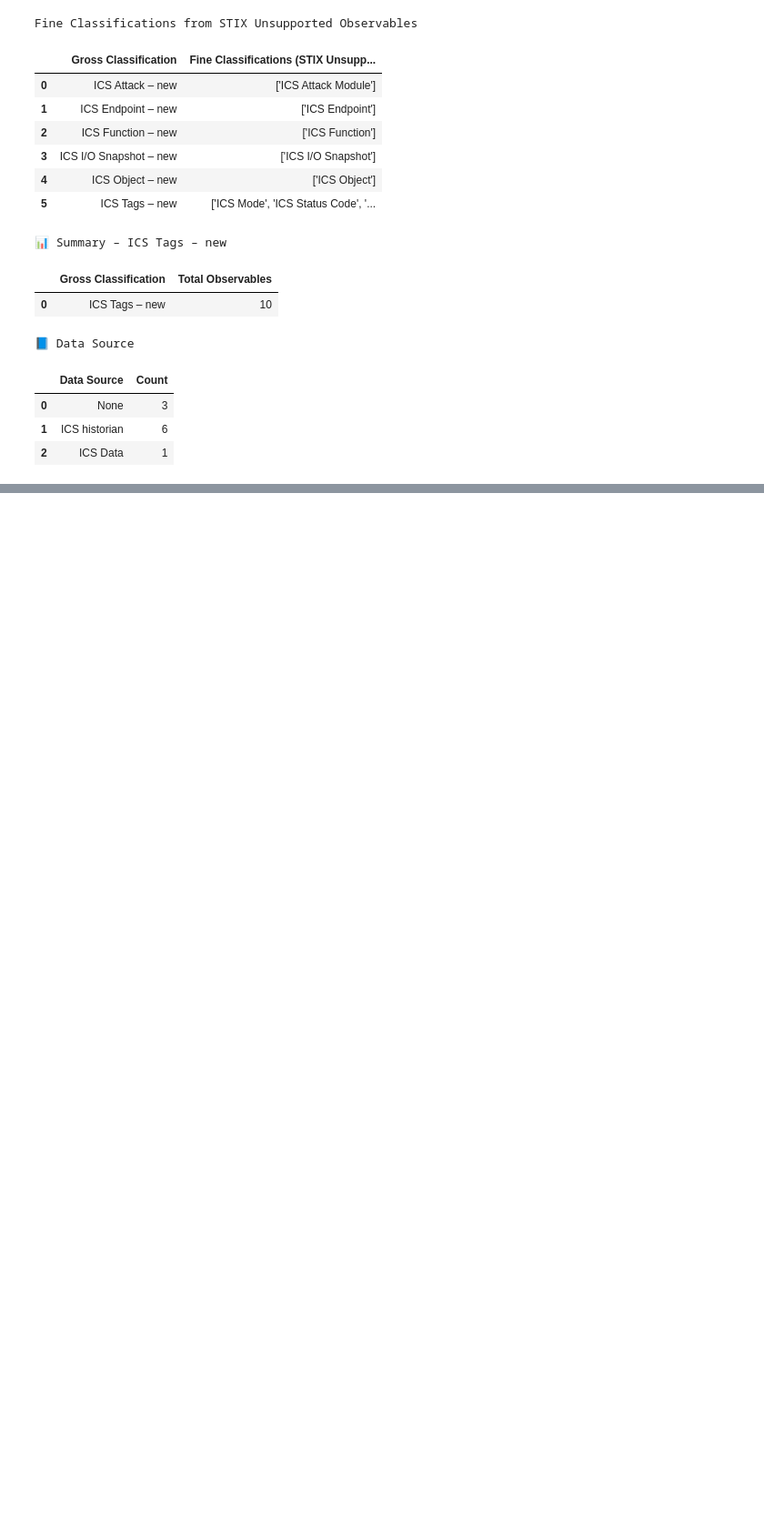
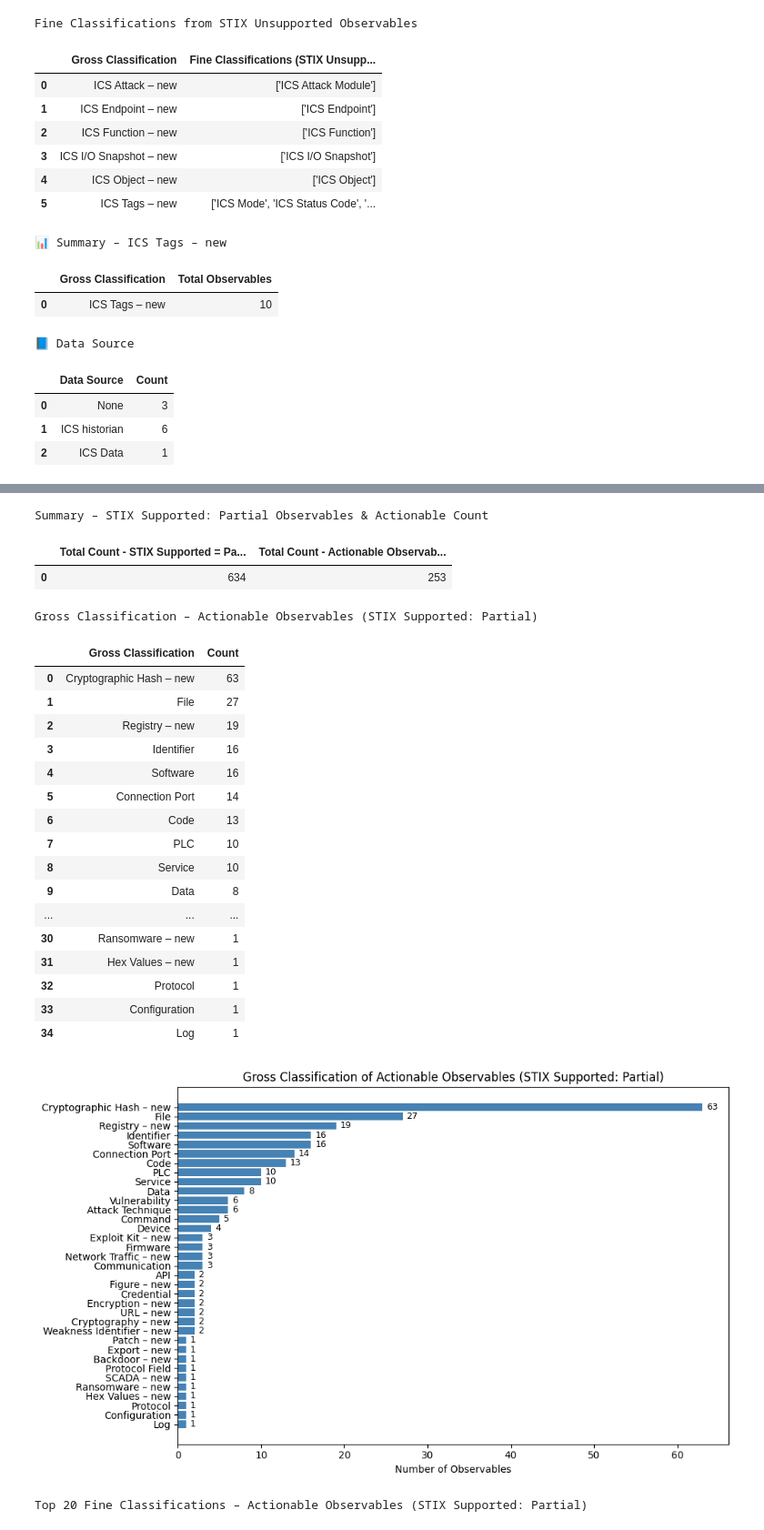
Before and after one commit to dorinhazan/FinalProject-DataScience, a Jupyter notebook: final_statistics.ipynb, the cells around one changed output, grey strips where cells are left out. Shown at 91% size. Drawn from its saved outputs; the diff is of its cells as text; code cells hidden in the pictures; blank space fills up the shorter version.

```diff
--- a/final_statistics.ipynb
+++ b/final_statistics.ipynb
@@ -414,0 +437,79 @@ actionable_partial_count, df_gross_class.reset_index(drop=True), df_fine_class.r
+# %%
+# Redefine the styling function since session may have reset
+def styled_table(df, title):
+    return (
+        df.style
+        .set_caption(title)
+        .set_table_styles([
+            {'selector': 'caption',
+             'props': [('font-size', '18px'), ('font-weight', 'bold'), ('text-align', 'left'), ('margin-bottom', '10px')]},
+            {'selector': 'th',
+             'props': [('text-align', 'left'), ('background-color', '#f2f2f2')]},
+            {'selector': 'td',
+             'props': [('text-align', 'left'), ('white-space', 'pre-wrap')]}
+        ])
+        .set_properties(**{
+            'border': '1px solid black',
+            'padding': '6px',
+            'vertical-align': 'top'
+        })
+    )
+
+# Redisplay all charts and tables using the updated function
+display(styled_table(summary_df, "Summary – STIX Supported: Partial Observables & Actionable Count"))
+display(styled_table(df_gross_class.reset_index(drop=True),
+                     "Gross Classification – Actionable Observables (STIX Supported: Partial)"))
+
+# Gross Classification stacked bar chart
+plt.figure(figsize=(10, 6))
+bars = plt.barh(df_gross_class["Gross Classification"], df_gross_class["Count"], color='steelblue')
+plt.xlabel("Number of Observables")
+plt.title("Gross Classification of Actionable Observables (STIX Supported: Partial)")
+plt.gca().invert_yaxis()
+for bar in bars:
+    width = bar.get_width()
+    plt.text(width + 0.5, bar.get_y() + bar.get_height() / 2,
+             f'{int(width)}', va='center', fontsize=9)
+plt.tight_layout()
+plt.show()
+
+# # Fine Classification top-20 chart
+# plt.figure(figsize=(10, 6))
+# bars = plt.barh(df_fine_class["Fine Classification"], df_fine_class["Count"], color='darkorange')
+# plt.xlabel("Number of Observables")
+# plt.title("Top 20 Fine Classifications – Actionable Observables (STIX Supported: Partial)")
+# plt.gca().invert_yaxis()
+# for bar in bars:
+#     width = bar.get_width()
+#     plt.text(width + 0.5, bar.get_y() + bar.get_height() / 2,
+#              f'{int(width)}', va='center', fontsize=9)
+# plt.tight_layout()
+# plt.show()
+
+# Fine Classification styled table
+display(styled_table(df_fine_class.reset_index(drop=True),
+                     "Top 20 Fine Classifications – Actionable Observables (STIX Supported: Partial)"))
+# %% [output]
+Summary – STIX Supported: Partial Observables & Actionable Count
+|  | Total Count - STIX Supported = Pa... | Total Count - Actionable Observab... |
+| 0 | 634 | 253 |
+Gross Classification – Actionable Observables (STIX Supported: Partial)
+|  | Gross Classification | Count |
+| 0 | Cryptographic Hash – new | 63 |
+| 1 | File | 27 |
+| 2 | Registry – new | 19 |
+| 3 | Identifier | 16 |
+| 4 | Software | 16 |
+| 5 | Connection Port | 14 |
+| 6 | Code | 13 |
+| 7 | PLC | 10 |
+| 8 | Service | 10 |
+| 9 | Data | 8 |
+| ... | ... | ... |
+| 30 | Ransomware – new | 1 |
+| 31 | Hex Values – new | 1 |
+| 32 | Protocol | 1 |
+| 33 | Configuration | 1 |
+| 34 | Log | 1 |
+[figure, added]
+Top 20 Fine Classifications – Actionable Observables (STIX Supported: Partial)
```
Also changed, not shown: parts of 9 cells of this notebook.
